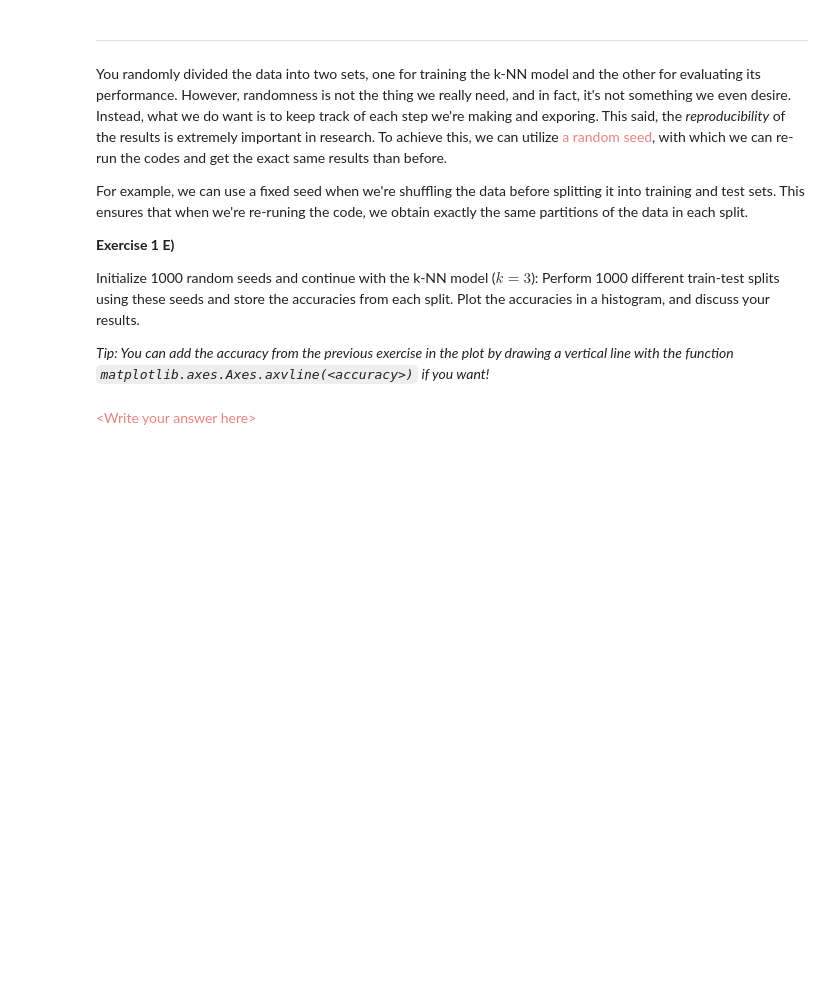
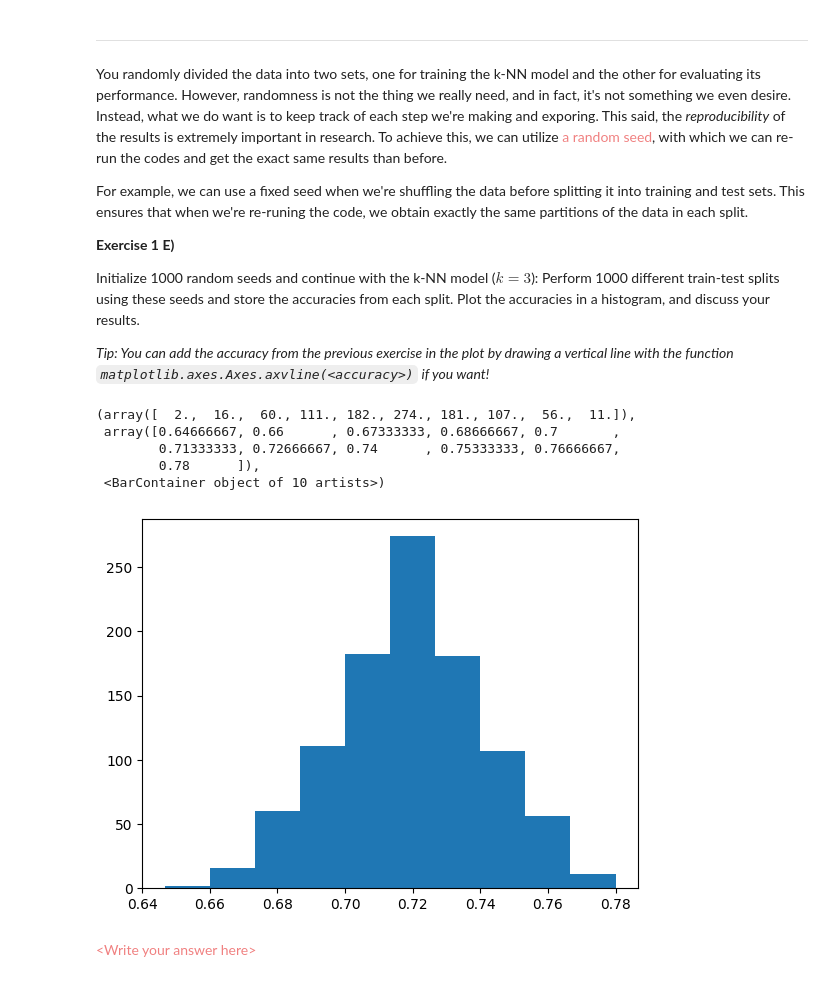
Before and after one commit to konstanyman/DAKD-E2, a Jupyter notebook: DAKD2023_ex2_Konsta_Nyman.ipynb, the cells around one changed output. Drawn from its saved outputs; the diff is of its cells as text; code cells hidden in the pictures; blank space fills up the shorter version.

```diff
--- a/DAKD2023_ex2_Konsta_Nyman.ipynb
+++ b/DAKD2023_ex2_Konsta_Nyman.ipynb
@@ -137,7 +139,7 @@ Collect the features as an array named `features`, and the target variable as an
 ### Code - Train-test split
 
 # features
-features = df_sample[['age', 'gender', 'height', 'weight', 'ap_hi', 'ap_lo', 'smoke', 'alco', 'active', 'cholesterol_normal', 'cholesterol_elevated', 'cholesterol_high', 'gluc_normal', 'gluc_elevated', 'gluc_high']].values
+features = df_sample.drop('cardio', axis=1).values
 
 # target variable
 labels = df_sample['cardio'].values
@@ -178,6 +173,6 @@ Standardize the numerical features: Note that you should now have two separate f
 
 # standardize both training and test features
 scaler = StandardScaler().fit(features_train) #fit the scaler
-features_train_scaled = scaler.transform(features_train) #normalize training data
-features_test_scaled = scaler.transform(features_test) #normalize test data
+features_train = scaler.transform(features_train) #normalize training data
+features_test = scaler.transform(features_test) #normalize test data
 # %% [markdown]
@@ -216,3 +258,43 @@ Initialize 1000 random seeds and continue with the k-NN model ($k=3$): Perform 1
+# %%
+### Code - 1000 different train-test-splits
+
+# intialize accuracy list
+acc_list = []
+
+for seed in seeds:
+
+    # split data according to instructions (80/20)
+    features_train, features_test, labels_train, labels_test = train_test_split(features, labels, test_size=0.2, stratify=labels, random_state=seed)
+
+    # standardize both training and test features
+    scaler = StandardScaler().fit(features_train) #fit the scaler
+    features_train = scaler.transform(features_train) #normalize training data
+    features_test = scaler.transform(features_test) #normalize test data
+
+    # k-NN model
+    knn_model = KNeighborsClassifier(n_neighbors=3)
+
+    # fit model
+    knn_model.fit(features_train, labels_train)
+
+    # predict test set results
+    labels_pred = knn_model.predict(features_test)
+
+    # calculate accuracy
+    accuracy = metrics.accuracy_score(labels_test, labels_pred)
+
+    # add accuracy to list
+    acc_list.append(accuracy)
+# %%
+# plot the accuracies
+plt.hist(acc_list)
+# %% [output]
+(array([  2.,  16.,  60., 111., 182., 274., 181., 107.,  56.,  11.]),
+ array([0.64666667, 0.66      , 0.67333333, 0.68666667, 0.7       ,
+        0.71333333, 0.72666667, 0.74      , 0.75333333, 0.76666667,
+        0.78      ]),
+ <BarContainer object of 10 artists>)
+[figure, added]
 # %% [markdown]
 <font color = lightcoral> \<Write your answer here\></font>
 # %% [markdown]
```
Also changed, not shown: parts of 9 cells of this notebook.
